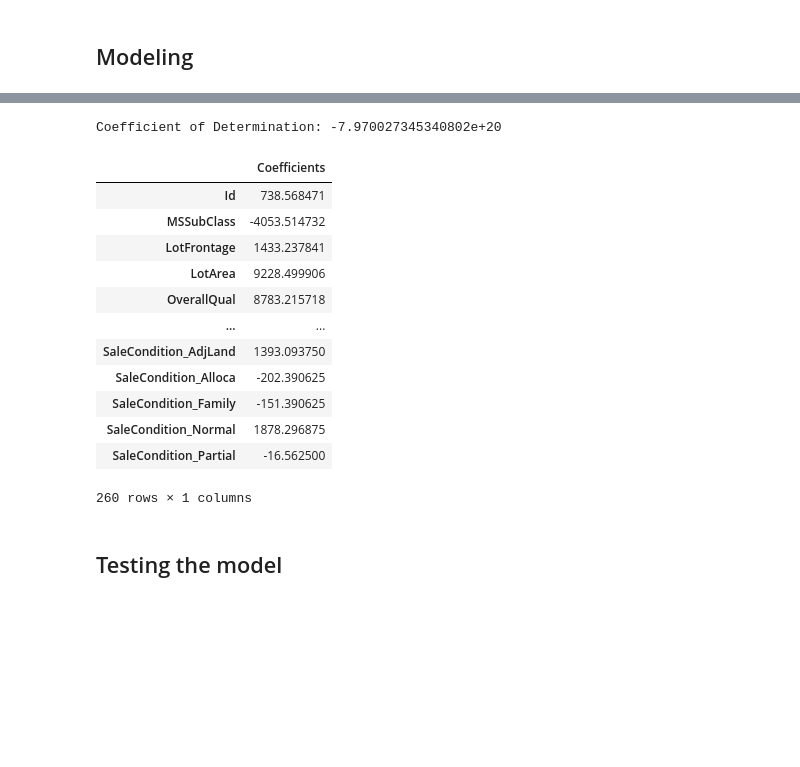
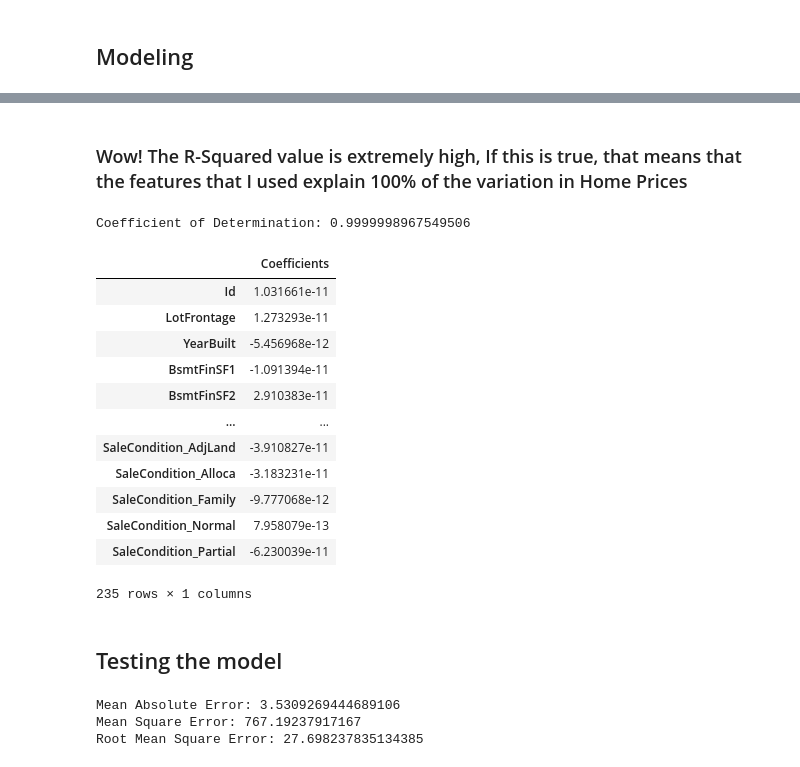
Before and after one commit to TonyJosephD/House_Price_Regression, a Jupyter notebook: project3.ipynb, the cells around one changed output, grey strips where cells are left out. Saved outputs shown, nothing was run; the diff lists cells and outputs as text; code cells hidden in the pictures; blank space fills up the shorter version.

```diff
--- a/project3.ipynb
+++ b/project3.ipynb
@@ -244,0 +578,3 @@ num_features
+# %%
+X_1 = pd.get_dummies(X_scaled, columns=X_scaled.select_dtypes(['object']).columns,drop_first=True)
+X_1.info()
@@ -247,5 +591,4 @@ num_features
 # %%
-#splitting data
 from sklearn.model_selection import train_test_split
-X_train, X_test, y_train, y_test = train_test_split(X_scaled[num_features], y, test_size = 0.3, random_state = 1)
+X_train, X_test, y_train, y_test = train_test_split(X_1, y, test_size = 0.3, random_state = 7)
 # %%
@@ -264 +600,6 @@ lr_model = lr.fit(X_train, y_train)
+# %%
+
+lr = LinearRegression()
+# %%
+lr_m = lr.fit(X_train, y_train)
 # %%
@@ -435,25 +631,27 @@ strong multicollinearity problems or that the design matrix is singular.
+# %% [markdown]
+### Wow! The R-Squared value is extremely high, If this is true, that means that the features that I used explain 100% of the variation in Home Prices
 # %%
 #Get our coefficient of determination
-print('Coefficient of Determination:',lr_m2.score(X2_test, y2_test))
+print('Coefficient of Determination:',lr.score(X_test, y_test))
 # %% [output]
-Coefficient of Determination: -7.970027345340802e+20
+Coefficient of Determination: 0.9999998967549506
 # %%
 #creates table to show the features and their coefficients
-coeff_df = pd.DataFrame(lr_m2.coef_, X2_test.columns, columns=['Coefficients'])
+coeff_df = pd.DataFrame(lr.coef_, X_test.columns, columns=['Coefficients'])
 coeff_df
 # %% [output]
 |  | Coefficients |
-| Id | 738.568471 |
-| MSSubClass | -4053.514732 |
-| LotFrontage | 1433.237841 |
-| LotArea | 9228.499906 |
-| OverallQual | 8783.215718 |
+| Id | 1.031661e-11 |
+| LotFrontage | 1.273293e-11 |
+| YearBuilt | -5.456968e-12 |
+| BsmtFinSF1 | -1.091394e-11 |
+| BsmtFinSF2 | 2.910383e-11 |
 | ... | ... |
-| SaleCondition_AdjLand | 1393.093750 |
-| SaleCondition_Alloca | -202.390625 |
-| SaleCondition_Family | -151.390625 |
-| SaleCondition_Normal | 1878.296875 |
-| SaleCondition_Partial | -16.562500 |
+| SaleCondition_AdjLand | -3.910827e-11 |
+| SaleCondition_Alloca | -3.183231e-11 |
+| SaleCondition_Family | -9.777068e-12 |
+| SaleCondition_Normal | 7.958079e-13 |
+| SaleCondition_Partial | -6.230039e-11 |
-260 rows × 1 columns
+235 rows × 1 columns
 # %% [markdown]
 ## Testing the model
@@ -461,0 +660,13 @@ y_pred2 = lr_m2.predict(X2_test)
+# %%
+from sklearn import metrics
+mae = metrics.mean_absolute_error(y_test, y_pred)
+mse = metrics.mean_squared_error(y_test, y_pred)
+rmse = metrics.mean_squared_error(y_test, y_pred,squared = False)
+
+print('Mean Absolute Error:', mae)
+print('Mean Square Error:', mse)
+print('Root Mean Square Error:', rmse)
+# %% [output]
+Mean Absolute Error: 3.5309269444689106
+Mean Square Error: 767.19237917167
+Root Mean Square Error: 27.698237835134385
```
Also changed, not shown: parts of 126 cells of this notebook.
